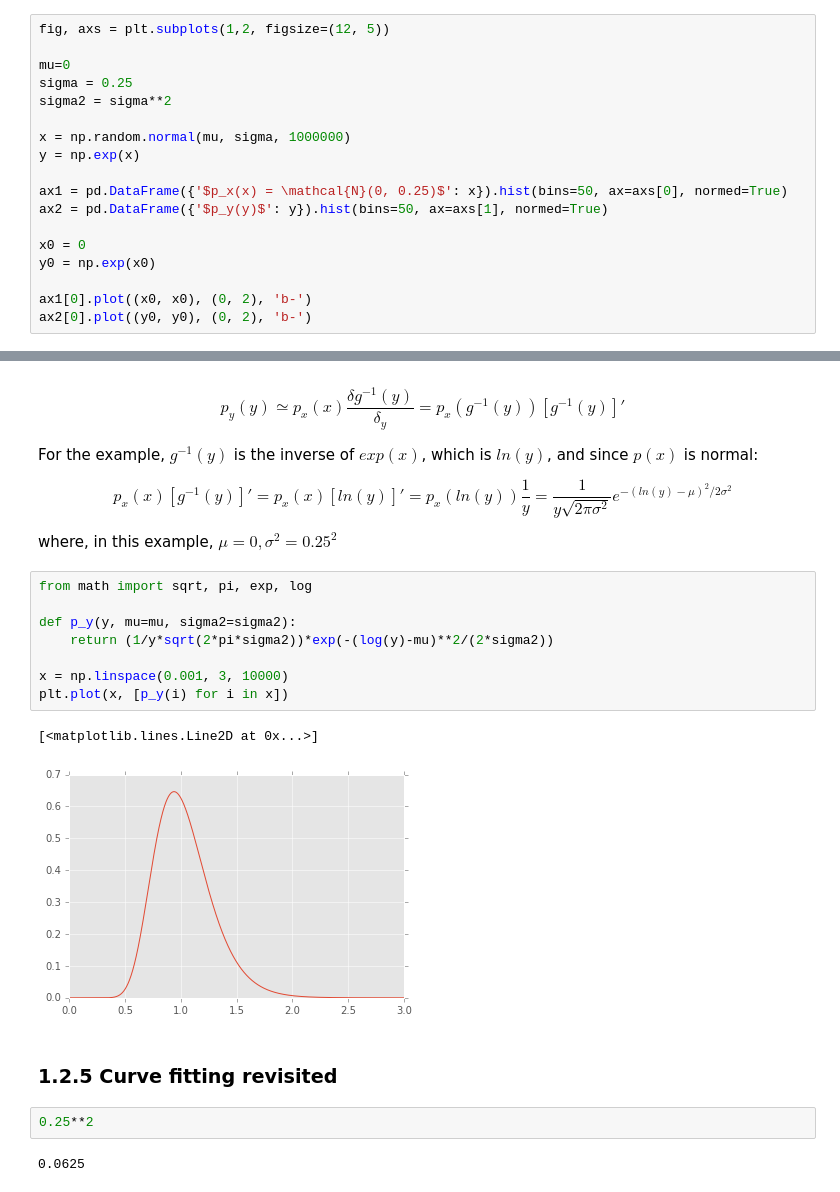
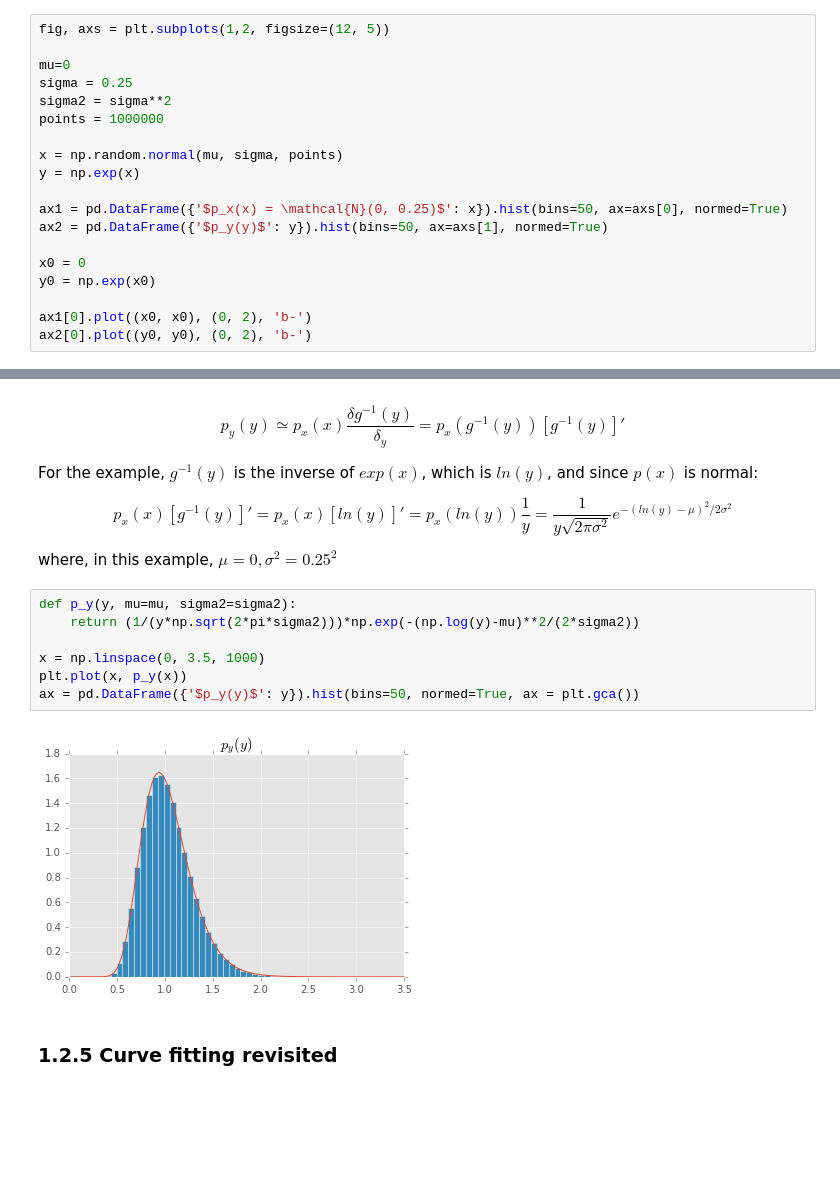
Before and after one commit to pablormier/machine-learning-notebooks, a Jupyter notebook: notebooks/1. Introduction.ipynb, the cells around one changed output, grey strips where cells are left out. Cells and saved outputs as stored; diff of their text form; blank space fills up the shorter version.

Commit message:
Overlapped non-linear transformation of p(x) in last plot of the introduction

```diff
--- a/notebooks/1. Introduction.ipynb
+++ b/notebooks/1. Introduction.ipynb
@@ -128,8 +128,9 @@ fig, axs = plt.subplots(1,2, figsize=(12, 5))
 mu=0
 sigma = 0.25
 sigma2 = sigma**2
+points = 1000000
 
-x = np.random.normal(mu, sigma, 1000000)
+x = np.random.normal(mu, sigma, points)
 y = np.exp(x)
 
 ax1 = pd.DataFrame({'$p_x(x) = \mathcal{N}(0, 0.25)$': x}).hist(bins=50, ax=axs[0], normed=True)
@@ -162,19 +163,13 @@ $$ p_x(x)[g^{-1}(y)]' = p_x(x)[ln(y)]' = p_x(ln(y))\frac{1}{y} = \frac{1}{y\sqrt
 
 where, in this example, $\mu=0, \sigma^2=0.25^2$
 # %%
-from math import sqrt, pi, exp, log
+def p_y(y, mu=mu, sigma2=sigma2):
+    return (1/(y*np.sqrt(2*pi*sigma2)))*np.exp(-(np.log(y)-mu)**2/(2*sigma2))
 
-def p_y(y, mu=mu, sigma2=sigma2):
-    return (1/y*sqrt(2*pi*sigma2))*exp(-(log(y)-mu)**2/(2*sigma2))
-
-x = np.linspace(0.001, 3, 10000)
-plt.plot(x, [p_y(i) for i in x])
+x = np.linspace(0, 3.5, 1000)
+plt.plot(x, p_y(x))
+ax = pd.DataFrame({'$p_y(y)$': y}).hist(bins=50, normed=True, ax = plt.gca())
 # %% [output]
-[<matplotlib.lines.Line2D at 0x...>]
-[figure, old version]
+[figure, new version]
 # %% [markdown]
 ### 1.2.5 Curve fitting revisited
-# %%
-0.25**2
-# %% [output]
-0.0625
```
Also changed, not shown: parts of 1 cell of this notebook.
